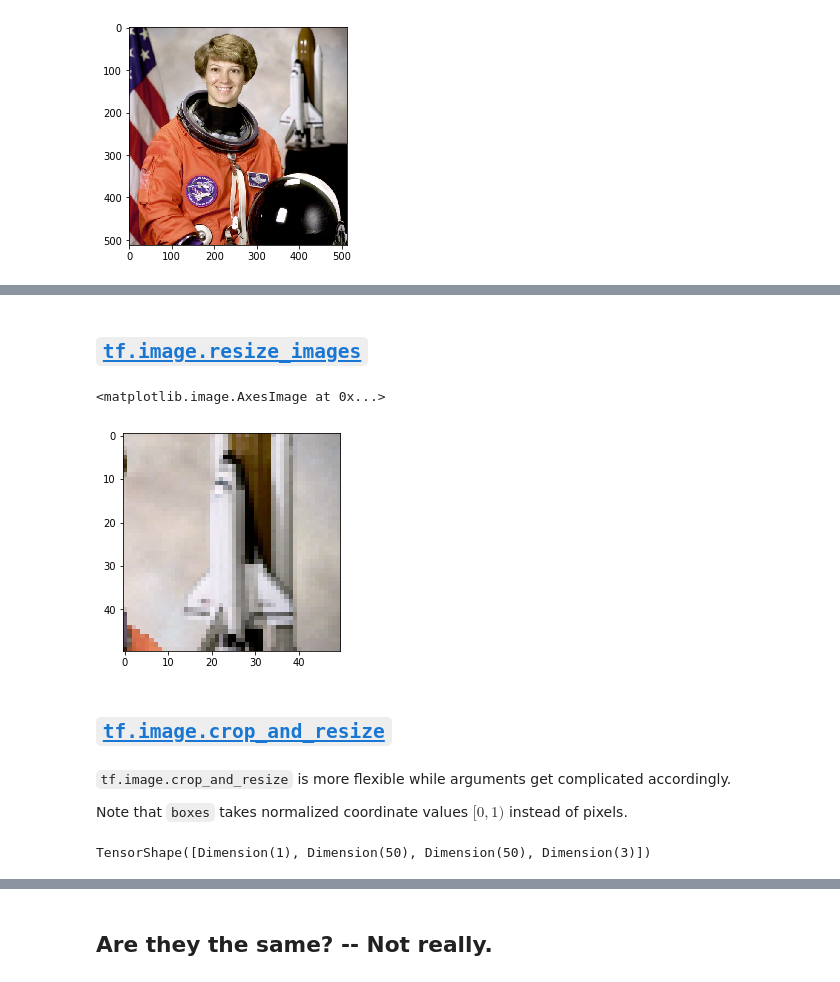
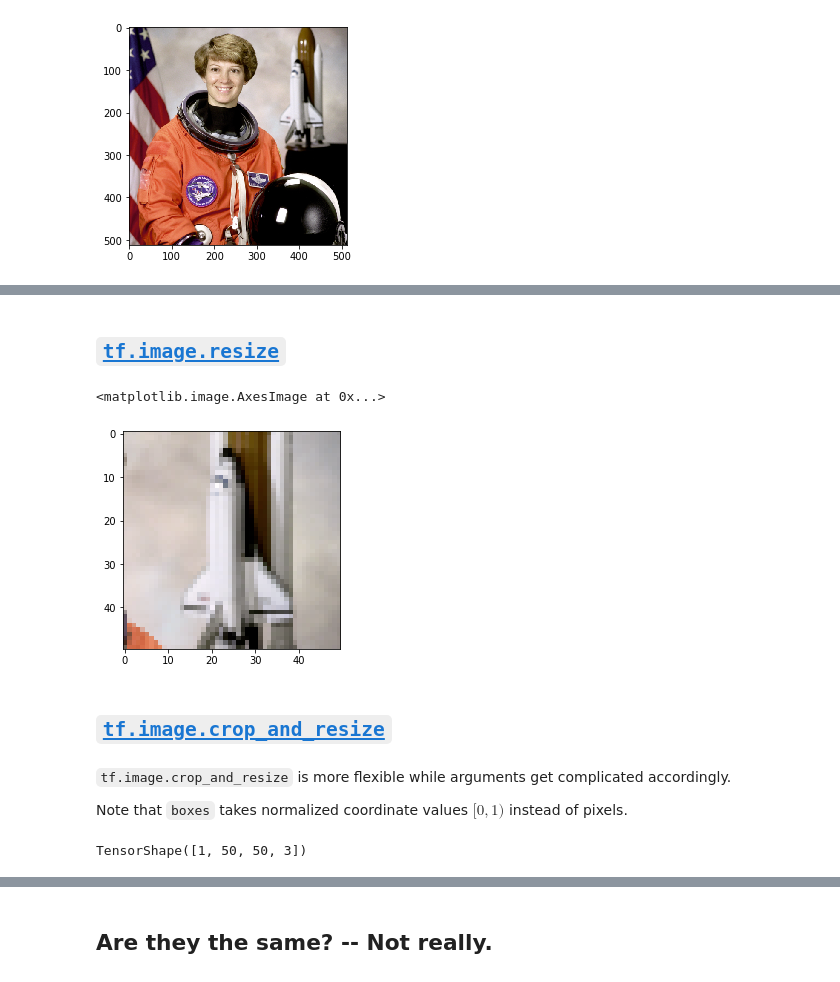
Before and after one commit to yamaton/tensorflow-examples, a Jupyter notebook: tf_image_cropping_playground.ipynb, the cells around one changed output, grey strips where cells are left out. Cells and saved outputs as stored; diff of their text form; code cells hidden in the pictures.

Commit message:
Update for TensorFlow v2

```diff
--- a/tf_image_cropping_playground.ipynb
+++ b/tf_image_cropping_playground.ipynb
@@ -45,14 +44,14 @@ plt.imshow(output[0,:,:,:])
 # %% [markdown]
-## [`tf.image.resize_images`](https://www.tensorflow.org/versions/master/api_docs/python/tf/image/resize_images)
+## [`tf.image.resize`](https://www.tensorflow.org/versions/r2.0/api_docs/python/tf/image/resize)
 # %%
 size_after_resizing = [50, 50]
-output_resized = tf.image.resize_images(output, size_after_resizing, method=tf.image.ResizeMethod.BILINEAR)
+output_resized = tf.image.resize(output, size_after_resizing, method=tf.image.ResizeMethod.BILINEAR)
 plt.imshow(output_resized[0,:,:,:])
 # %% [output]
 <matplotlib.image.AxesImage at 0x...>
-[figure, old version]
+[figure, new version]
 # %% [markdown]
-## [`tf.image.crop_and_resize`](https://www.tensorflow.org/versions/master/api_docs/python/tf/image/crop_and_resize)
+## [`tf.image.crop_and_resize`](https://www.tensorflow.org/versions/r2.0/api_docs/python/tf/image/crop_and_resize)
 # %% [markdown]
 `tf.image.crop_and_resize` is more flexible while arguments get complicated accordingly.
 
@@ -66,13 +65,13 @@ boxes = [[
     (offset_height + target_height) / img_height,
     (offset_width + target_width) / img_width,
 ]]
-box_ind = [0]
+box_indices = [0]
 crop_size = size_after_resizing
 method = "bilinear"
-output_resized2 = tf.image.crop_and_resize(img, boxes=boxes, box_ind=box_ind, crop_size=crop_size, method=method)
+output_resized2 = tf.image.crop_and_resize(img, boxes=boxes, box_indices=box_indices, crop_size=crop_size, method=method)
 output_resized2.shape
 # %% [output]
-TensorShape([Dimension(1), Dimension(50), Dimension(50), Dimension(3)])
+TensorShape([1, 50, 50, 3])
 # %%
 plt.imshow(output_resized2[0,:,:,:])
 # %% [output]
```
Also changed, not shown: parts of 6 cells of this notebook, 3 other files.
